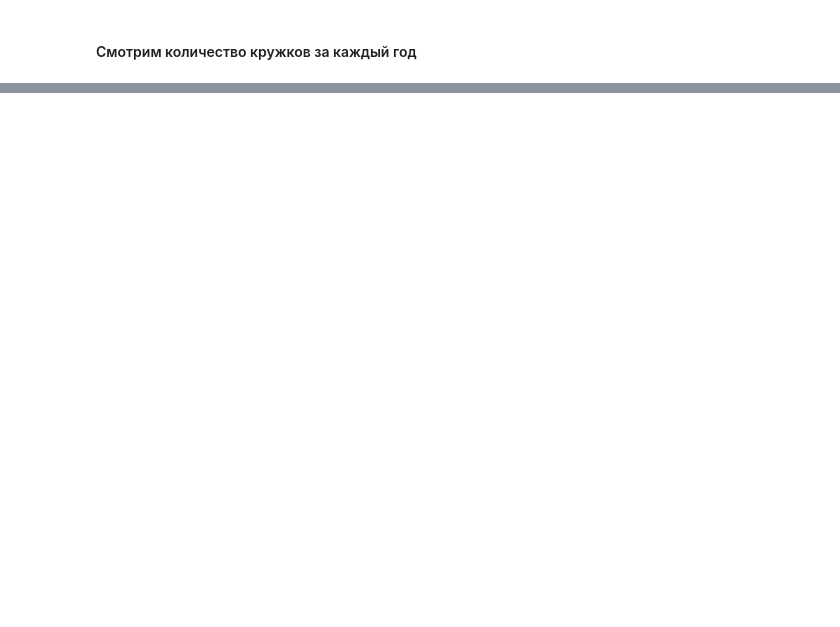
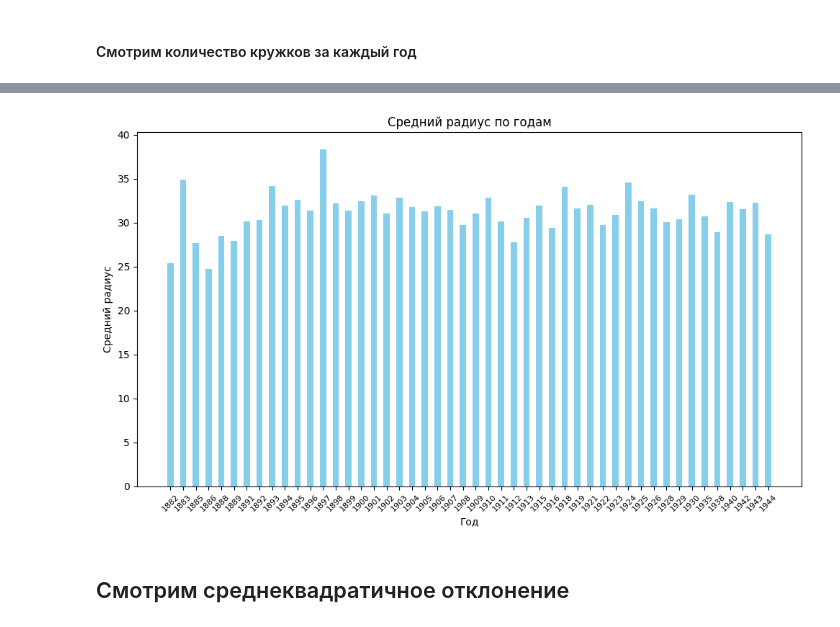
Before and after one commit to pryanik/i3_shades_of_mind, a Jupyter notebook: edges_analysis_munch.ipynb, the cells around one changed output, grey strips where cells are left out. Cells and saved outputs as stored; diff of their text form; code cells hidden in the pictures; blank space fills up the shorter version.

```diff
--- a/edges_analysis_munch.ipynb
+++ b/edges_analysis_munch.ipynb
@@ -352,0 +418,22 @@ plot_results(results)
+# %%
+results_count = {year: data["average_radius"] for year, data in results.items()}
+
+def plot_results(results):
+    sorted_results = dict(sorted(results.items()))
+    years = list(sorted_results.keys())
+    values = list(sorted_results.values())
+    bar_width = 0.5
+    plt.figure(figsize=(10, 6))
+    plt.bar(years, values, color='skyblue', width=bar_width)
+    plt.xlabel('Год')
+    plt.ylabel('Средний радиус')
+    plt.title('Средний радиус по годам')
+    plt.xticks(rotation=45, fontsize=8)
+    plt.tight_layout()
+    plt.show()
+
+plot_results(results_count)
+# %% [output]
+[figure, added]
+# %% [markdown]
+## Смотрим среднеквадратичное отклонение
```
Also changed, not shown: parts of 28 cells of this notebook.
